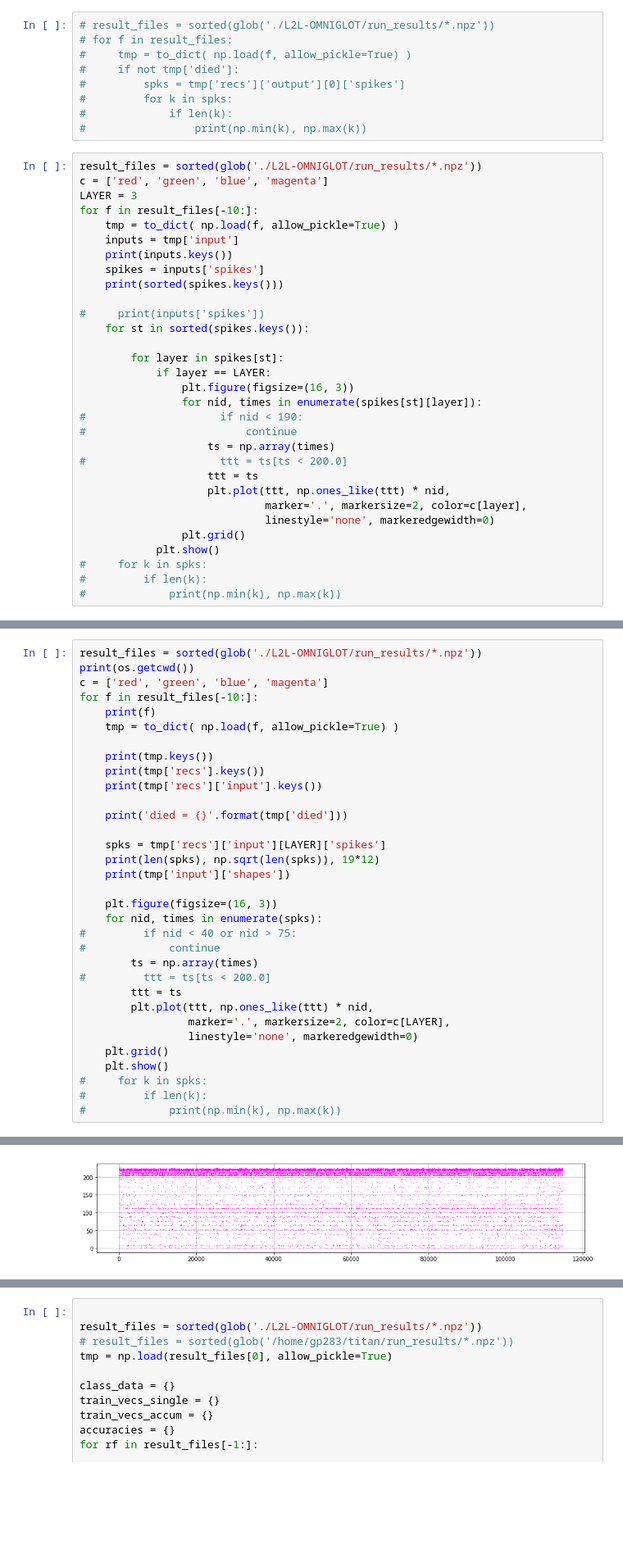
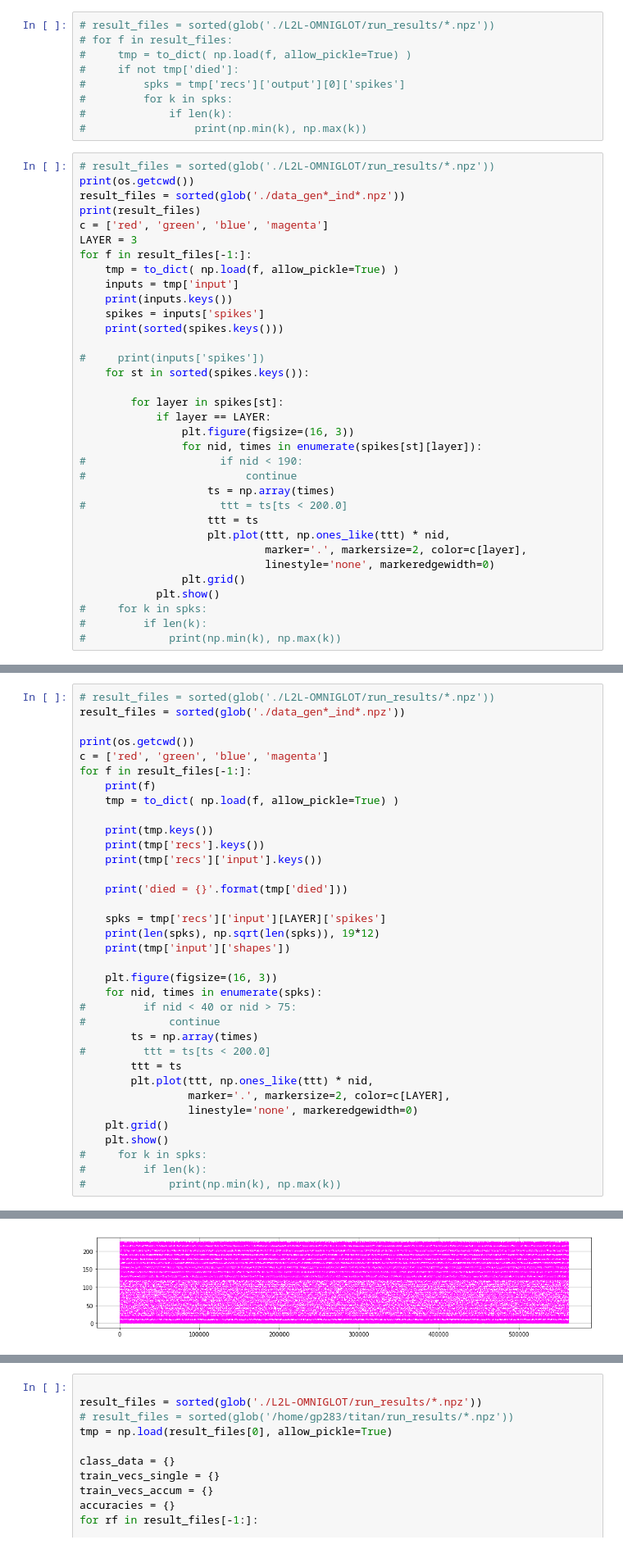
Before and after one commit to oyvinht/l2l-omniglot, a Jupyter notebook: classifier_on_outputs.ipynb, the cells around one changed output, grey strips where cells are left out. Shown: that part at 82% size. Cells and saved outputs as stored; diff of their text form; blank space fills up the shorter version.

```diff
--- a/classifier_on_outputs.ipynb
+++ b/classifier_on_outputs.ipynb
@@ -118,10 +136,13 @@ def to_dict(npz):
 #             if len(k):
 #                 print(np.min(k), np.max(k))
 # %%
-result_files = sorted(glob('./L2L-OMNIGLOT/run_results/*.npz'))
+# result_files = sorted(glob('./L2L-OMNIGLOT/run_results/*.npz'))
+print(os.getcwd())
+result_files = sorted(glob('./data_gen*_ind*.npz'))
+print(result_files)
 c = ['red', 'green', 'blue', 'magenta']
 LAYER = 3
-for f in result_files[-10:]:
+for f in result_files[-1:]:
     tmp = to_dict( np.load(f, allow_pickle=True) )
     inputs = tmp['input']
     print(inputs.keys())
@@ -164,8 +178,10 @@ dict_keys(['n_zones', 'shapes', 'labels', 'spikes'])
 # %%
-result_files = sorted(glob('./L2L-OMNIGLOT/run_results/*.npz'))
+# result_files = sorted(glob('./L2L-OMNIGLOT/run_results/*.npz'))
+result_files = sorted(glob('./data_gen*_ind*.npz'))
+
 print(os.getcwd())
 c = ['red', 'green', 'blue', 'magenta']
-for f in result_files[-10:]:
+for f in result_files[-1:]:
     print(f)
     tmp = to_dict( np.load(f, allow_pickle=True) )
 
@@ -201,6 +217,6 @@ dict_keys(['db_name', 'recs', 'input', 'fitness', 'analysis', 'died', 'params',
 dict_keys(['input', 'output'])
 dict_keys([0, 1, 2, 3])
 died = False
 228 15.0996688705415 228
 {0: [56, 56], 1: [56, 56], 2: [19, 12], 3: [19, 12]}
-[figure, old version]
+[figure, new version]
```
Also changed, not shown: parts of 14 cells of this notebook, 2 other files.
